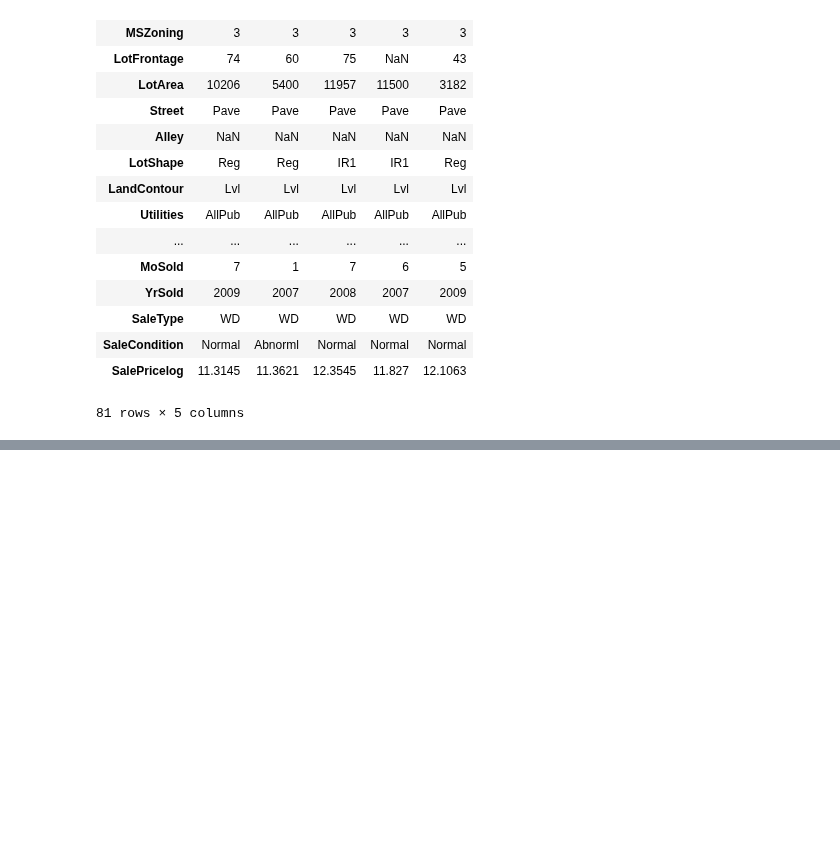
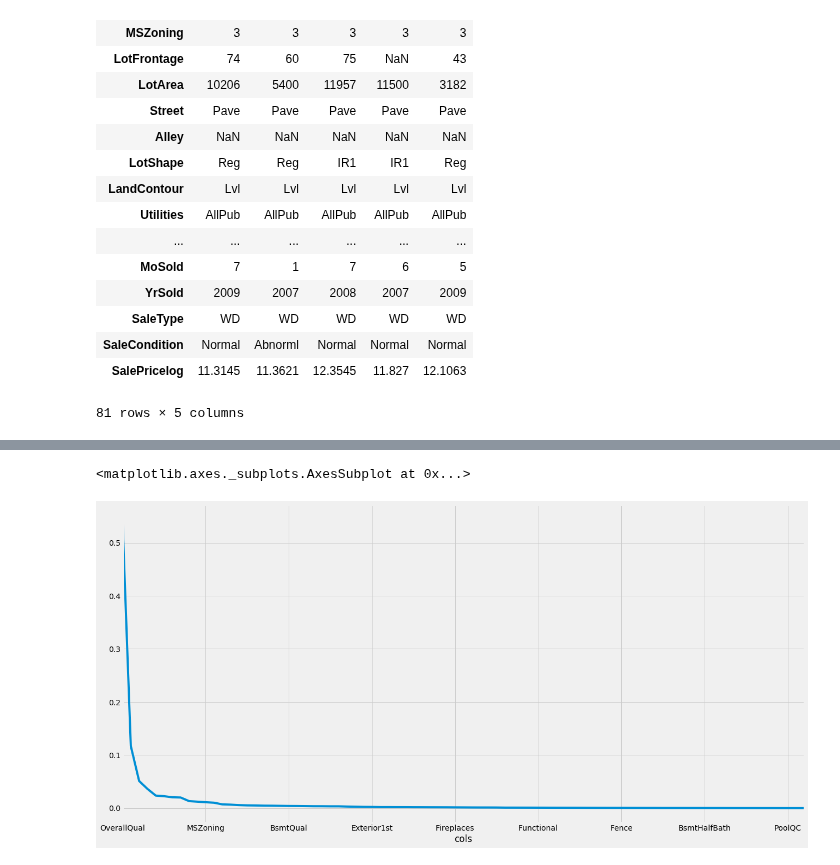
Before and after one commit to MrRutledge/ML_Practice, a Jupyter notebook: House_Prices_Dataset.ipynb, the cells around one changed output, grey strips where cells are left out. Drawn from its saved outputs; the diff is of its cells as text; code cells hidden in the pictures; blank space fills up the shorter version.

```diff
--- a/House_Prices_Dataset.ipynb
+++ b/House_Prices_Dataset.ipynb
@@ -371,3 +378,6 @@ df_valid.head().T
 # %%
 from pdpbox import pdp
 from plotnine import *
+# %%
+fi = rf_feat_importance(model, dfh)
+fi[:20]
@@ -373,0 +402,5 @@ from plotnine import *
+# %%
+fi.plot('cols', 'imp', figsize=(20,10), legend=False)
+# %% [output]
+<matplotlib.axes._subplots.AxesSubplot at 0x...>
+[figure, added]
```
Also changed, not shown: parts of 38 cells of this notebook, 1 other file.
